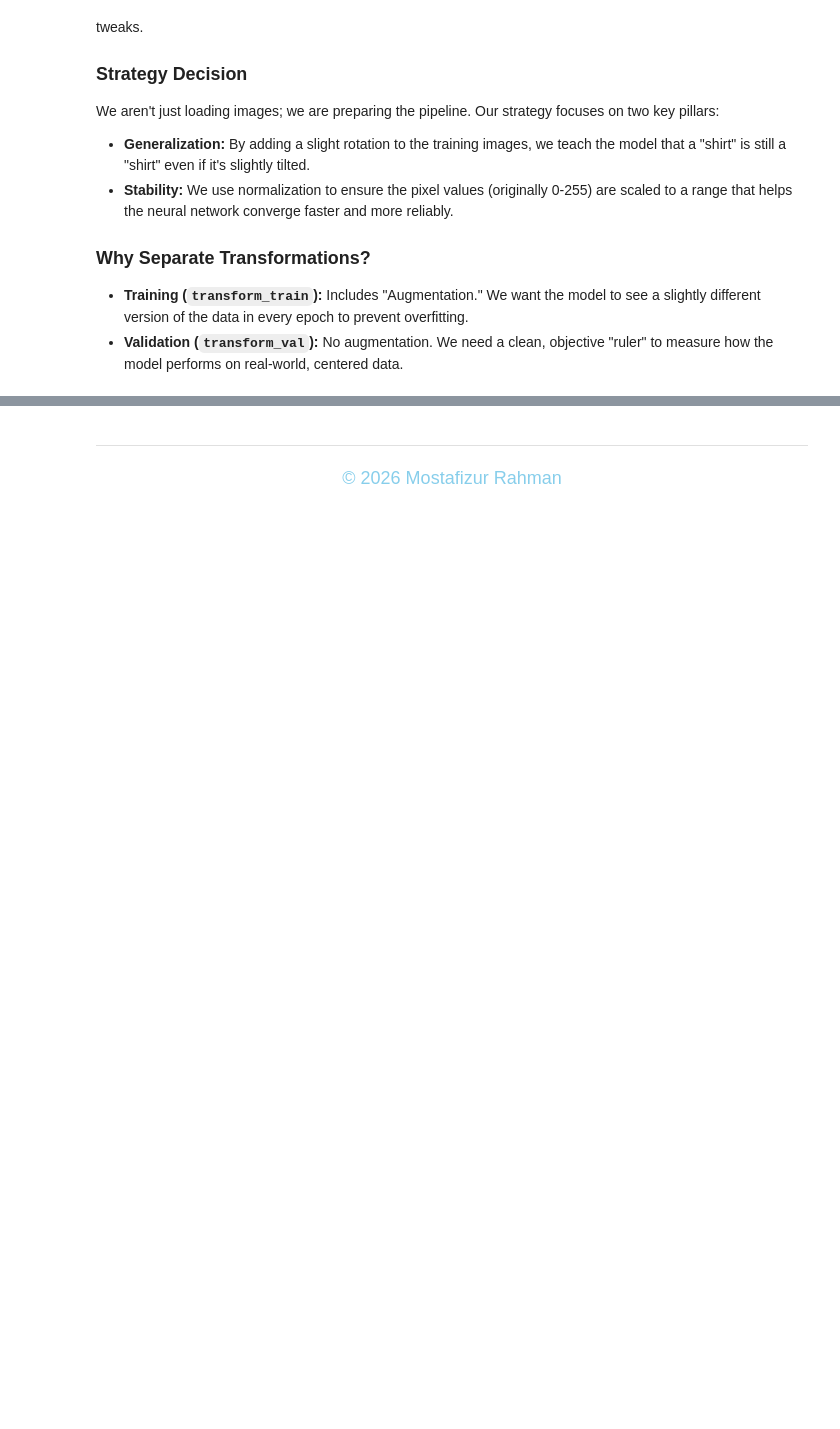
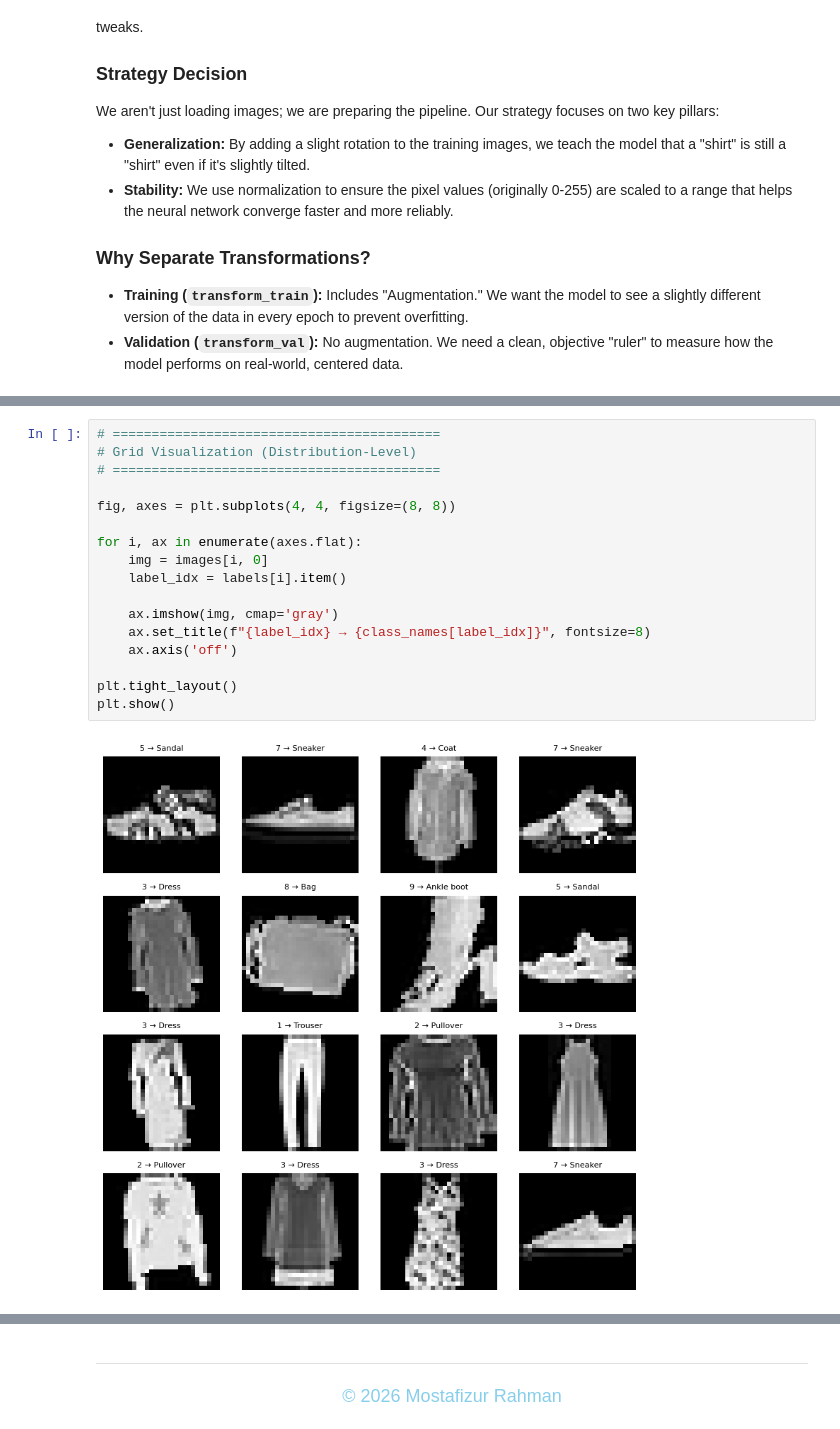
Before and after one commit to mrafraim/Deep-Learning, a Jupyter notebook: dl-day-44-cnn-advanced-mini-project-f-mnist.ipynb, the cells around one changed output, grey strips where cells are left out. Drawn from its saved outputs; the diff is of its cells as text; blank space fills up the shorter version.

```diff
--- a/dl-day-44-cnn-advanced-mini-project-f-mnist.ipynb
+++ b/dl-day-44-cnn-advanced-mini-project-f-mnist.ipynb
@@ -166,0 +337,19 @@ TO BE CONTINUE....
+# %%
+# ==========================================
+# Grid Visualization (Distribution-Level)
+# ==========================================
+
+fig, axes = plt.subplots(4, 4, figsize=(8, 8))
+
+for i, ax in enumerate(axes.flat):
+    img = images[i, 0]
+    label_idx = labels[i].item()
+
+    ax.imshow(img, cmap='gray')
+    ax.set_title(f"{label_idx} → {class_names[label_idx]}", fontsize=8)
+    ax.axis('off')
+
+plt.tight_layout()
+plt.show()
+# %% [output]
+[figure, added]
```
Also changed, not shown: parts of 23 cells of this notebook.
